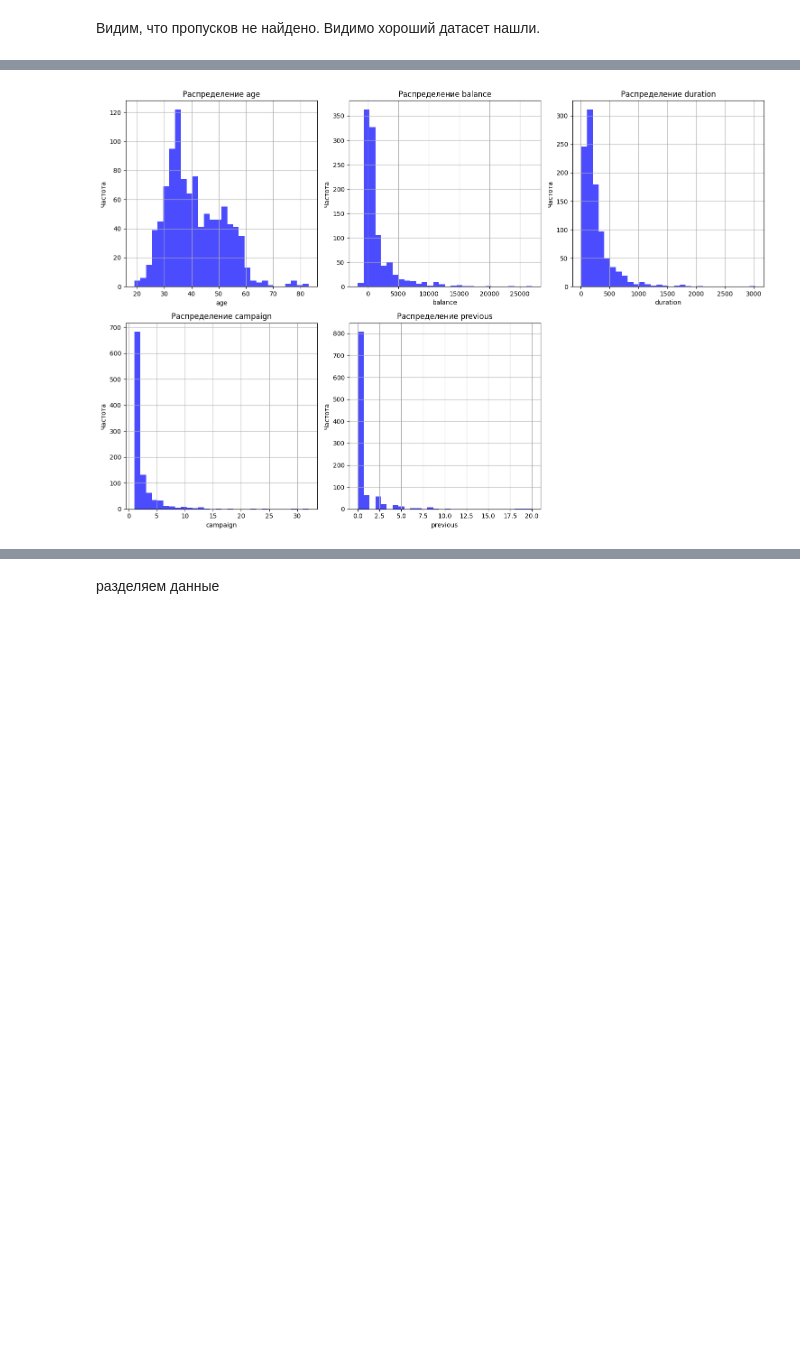
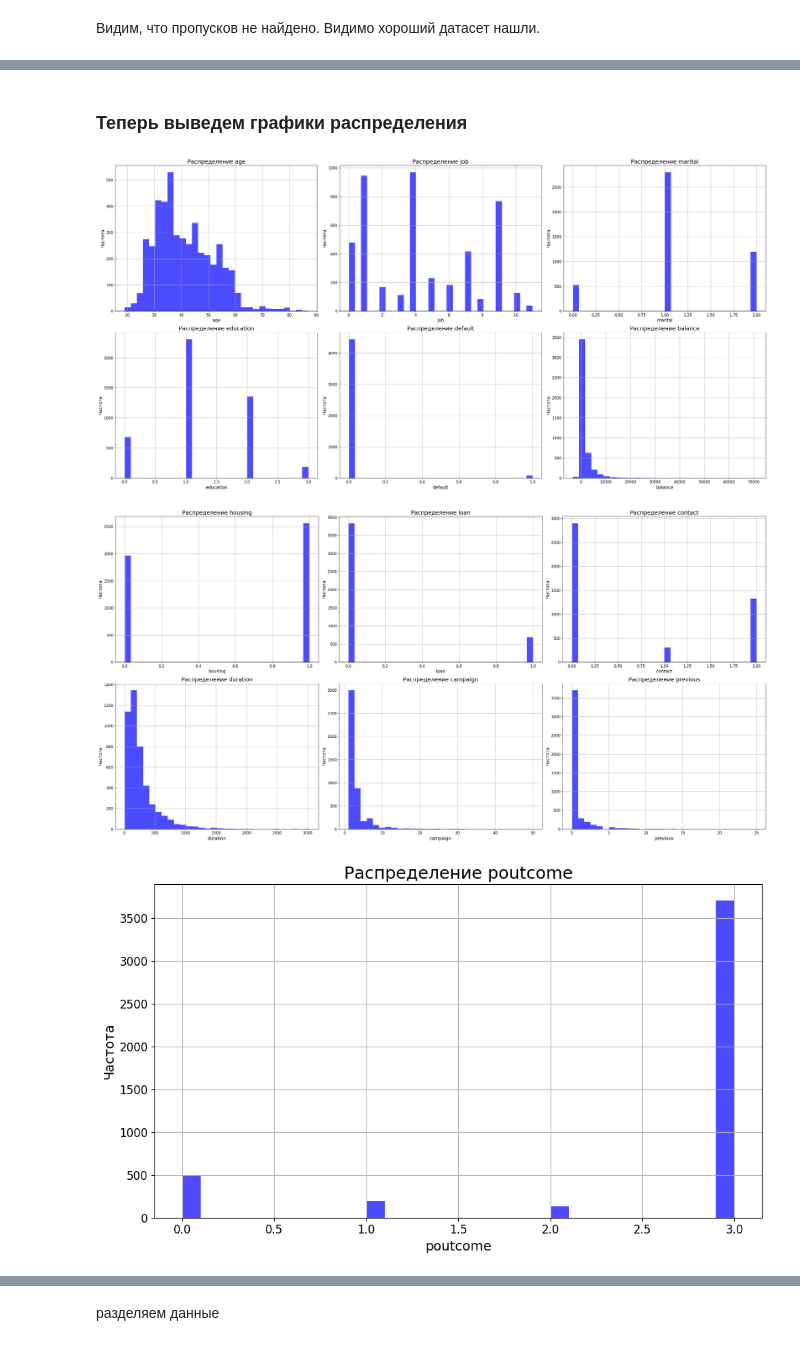
Before and after one commit to Konstantinst128027/spbu-python-course, a Jupyter notebook: project/Task8/homework.ipynb, the cells around one changed output, grey strips where cells are left out. Drawn from its saved outputs; the diff is of its cells as text; code cells hidden in the pictures; blank space fills up the shorter version.

```diff
--- a/project/Task8/homework.ipynb
+++ b/project/Task8/homework.ipynb
@@ -70,4 +84,4 @@ dtype: int64
 # %%
-df = df[['age', 'balance', 'duration', 'campaign', 'previous', 'y']].head(1000)
+df = df[['age', 'job', 'marital', 'education', 'default', 'balance', 'housing', 'loan', 'contact', 'duration', 'campaign', 'previous', 'poutcome', 'y']]
 print(f"Размер: {df.shape}")
 # %% [output]
@@ -75 +92,11 @@ print(f"Размер: {df.shape}")
+# %%
+from sklearn.preprocessing import LabelEncoder
+
+le = LabelEncoder()
+
+categorical_columns = ['job', 'marital', 'education', 'default', 'housing',
+                      'loan', 'contact', 'poutcome', 'y']
+
+for col in categorical_columns:
+    df[col] = le.fit_transform(df[col])
 # %% [markdown]
@@ -94,15 +121,42 @@ plt.show()
+# %% [markdown]
+### Теперь выведем графики распределения
 # %%
 columns_list = df.columns.tolist()
 
-plt.figure(figsize=(15, 10))
-for i, feature in enumerate(columns_list[:-1], 1):
+plt.figure(figsize=(30, 15))
+for i, feature in enumerate(columns_list[:6], 1):
     plt.subplot(2, 3, i)
     df[feature].hist(bins=30, alpha=0.7, color='blue')
-    plt.title(f'Распределение {feature}')
-    plt.xlabel(feature)
-    plt.ylabel('Частота')
-
+    plt.title(f'Распределение {feature}', fontsize=18)
+    plt.xlabel(feature, fontsize=14)
+    plt.ylabel('Частота', fontsize=14)
+    plt.xticks(fontsize=12)
+    plt.yticks(fontsize=12)
 plt.tight_layout()
 plt.show()
+
+plt.figure(figsize=(30, 15))
+for i, feature in enumerate(columns_list[6:12], 1):
+    plt.subplot(2, 3, i)
+    df[feature].hist(bins=30, alpha=0.7, color='blue')
+    plt.title(f'Распределение {feature}', fontsize=18)
+    plt.xlabel(feature, fontsize=14)
+    plt.ylabel('Частота', fontsize=14)
+    plt.xticks(fontsize=12)
+    plt.yticks(fontsize=12)
+plt.tight_layout()
+plt.show()
+
+plt.figure(figsize=(10, 6))
+df[columns_list[12]].hist(bins=30, alpha=0.7, color='blue')
+plt.title(f'Распределение {columns_list[12]}', fontsize=18)
+plt.xlabel(columns_list[12], fontsize=14)
+plt.ylabel('Частота', fontsize=14)
+plt.xticks(fontsize=12)
+plt.yticks(fontsize=12)
+plt.tight_layout()
+plt.show()
 # %% [output]
-[figure, old version]
+[figure, new version]
+[figure, added]
+[figure, added]
```
Also changed, not shown: parts of 20 cells of this notebook.
